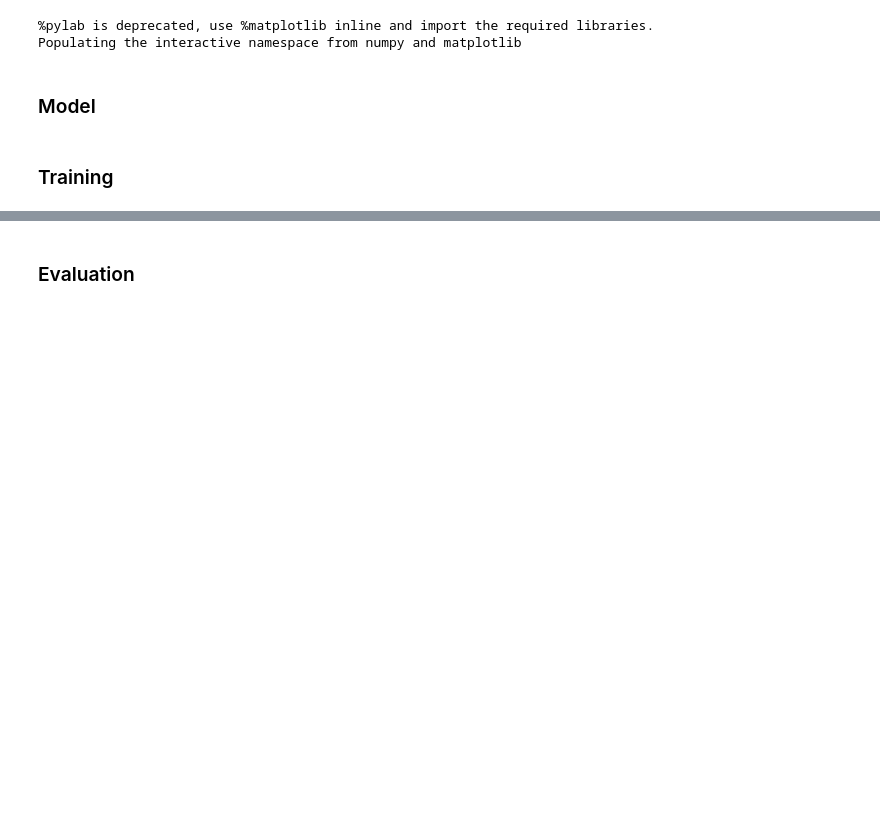
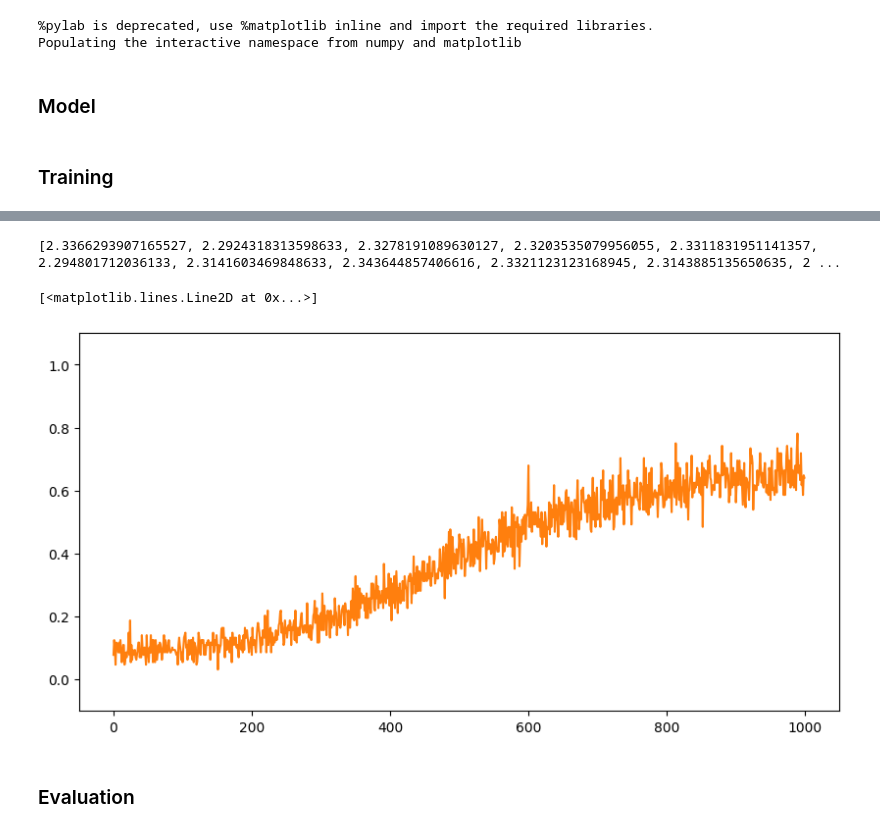
Before and after one commit to erirosv/notebboks, a Jupyter notebook: mnist_scratch.ipynb, the cells around one changed output, grey strips where cells are left out. Drawn from its saved outputs; the diff is of its cells as text; code cells hidden in the pictures; blank space fills up the shorter version.

```diff
--- a/mnist_scratch.ipynb
+++ b/mnist_scratch.ipynb
@@ -126,3 +127,35 @@ plot(accuracies)
+# %%
+# optimized model with torch
+model = ApexNet()
+loss_funtion = nn.CrossEntropyLoss()
+optimizer = torch.optim.SGD(model.parameters(), lr=0.000001, momentum=0)
+batch_size = 128
+losses, accuracies = [], []
+
+mean = x_train.mean()
+std = x_train.std()
+x_train = (x_train - mean) / std
+
+for i in trange(1000):
+    sample = np.random.randint(0, x_train.shape[0], size=batch_size)
+    X, Y = map(torch.tensor, (x_train[sample].reshape(-1, 28*28), y_train[sample]))
+    out = model(X.float())
+    loss = loss_funtion(out, Y.long())
+    loss.backward()
+    optimizer.step()
+    losses.append(loss.item())
+    accuracies.append((torch.argmax(out, dim=1) == Y).float().mean().item())
+    t.set_description(f"loss {losses[-1]:.3f} accuracy {accuracies[-1]:.3f}")
+
+print(losses)
+figsize(10,5)
+plt.ylim(-0.1, 1.1)
+plot(losses)
+plot(accuracies)
+# %% [output]
+[2.3366293907165527, 2.2924318313598633, 2.3278191089630127, 2.3203535079956055, 2.3311831951141357, 2.294801712036133, 2.3141603469848633, 2.343644857406616, 2.3321123123168945, 2.3143885135650635, 2 ...
+[<matplotlib.lines.Line2D at 0x...>]
+[figure, added]
 # %% [markdown]
 ### Evaluation
 # %%
```
Also changed, not shown: parts of 12 cells of this notebook.
